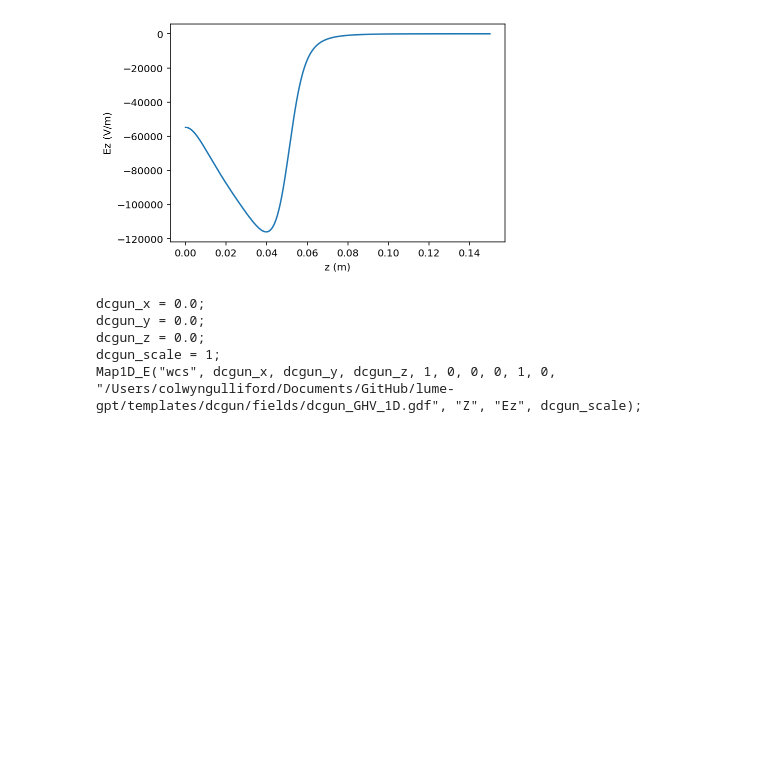
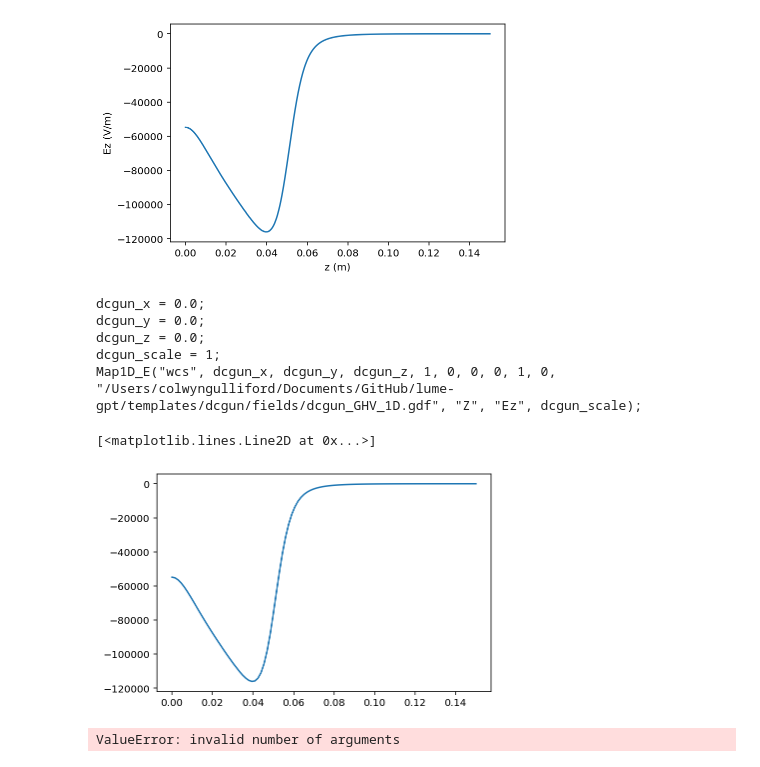
Before and after one commit to ColwynGulliford/lume-gpt, a Jupyter notebook: examples/elements/Map1D_E.ipynb, the cells around one changed output. Drawn from its saved outputs; the diff is of its cells as text; code cells hidden in the pictures; blank space fills up the shorter version.

```diff
--- a/examples/elements/Map1D_E.ipynb
+++ b/examples/elements/Map1D_E.ipynb
@@ -53,3 +53,18 @@ dcgun_y = 0.0;
 dcgun_z = 0.0;
 dcgun_scale = 1;
 Map1D_E("wcs", dcgun_x, dcgun_y, dcgun_z, 1, 0, 0, 0, 1, 0, "/Users/colwyngulliford/Documents/GitHub/lume-gpt/templates/dcgun/fields/dcgun_GHV_1D.gdf", "Z", "Ez", dcgun_scale);
+# %%
+z = np.linspace(0, 0.15, 100)
+
+
+
+fields = gun.fields(0, 0, z, 0)
+# %%
+plt.plot(z,fields[2,:])
+# %% [output]
+[<matplotlib.lines.Line2D at 0x...>]
+[figure, added]
+# %%
+gun.energy_gain(0, 1)
+# %% [output]
+ValueError: invalid number of arguments
```
Also changed, not shown: 4 other files.
